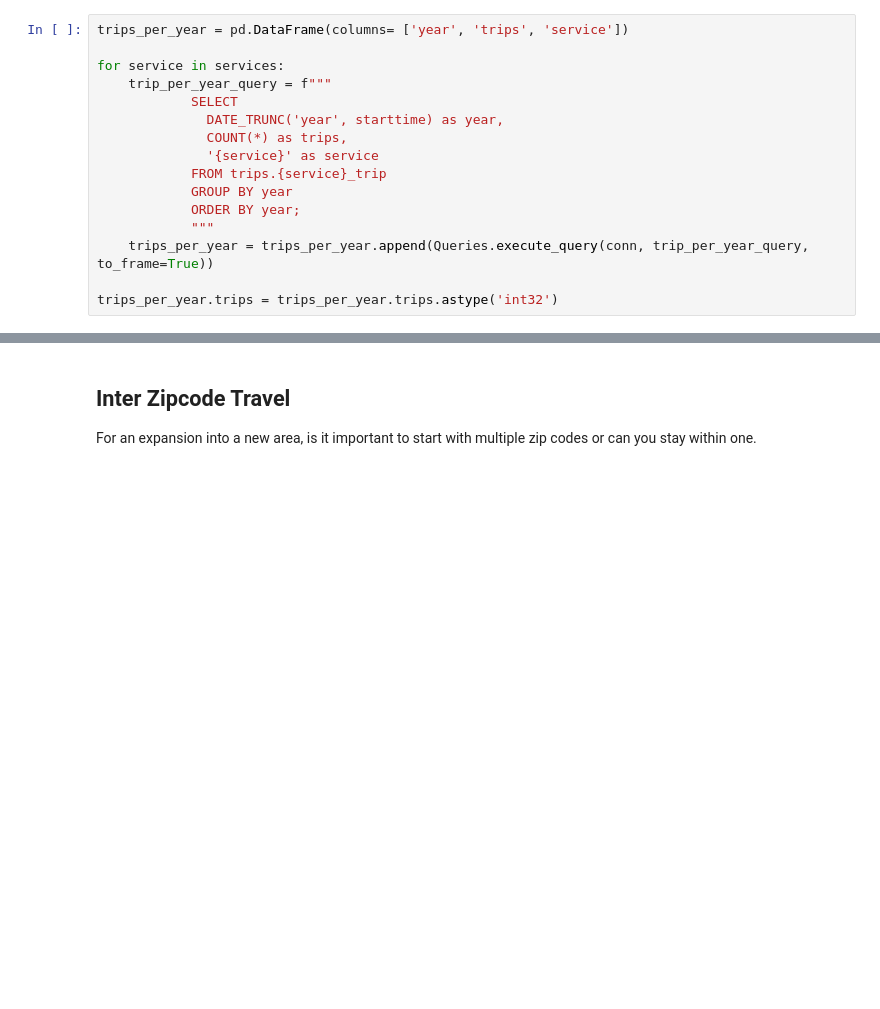
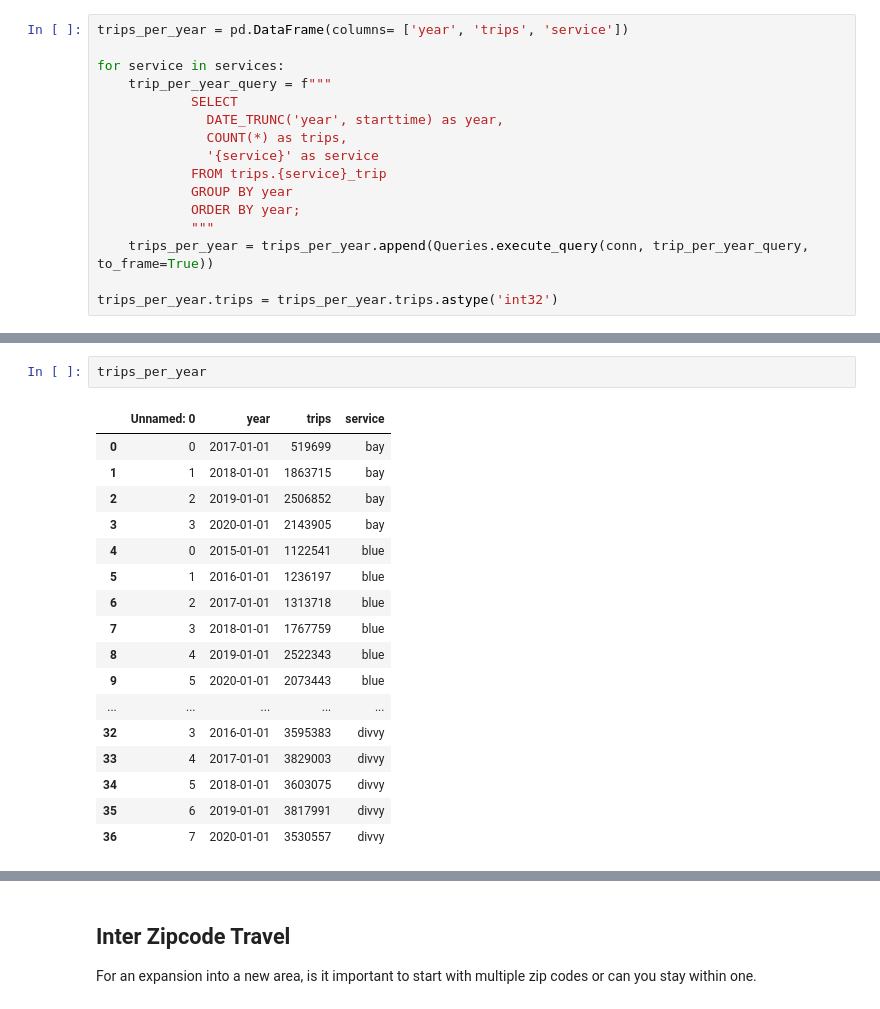
Before and after one commit to Williamdst/Bike-Share-USA, a Jupyter notebook: III_EDA.ipynb, the cells around one changed output, grey strips where cells are left out. Drawn from its saved outputs; the diff is of its cells as text; blank space fills up the shorter version.

```diff
--- a/III_EDA.ipynb
+++ b/III_EDA.ipynb
@@ -371,0 +388,20 @@ trips_per_year.to_csv('./Data/Queries/trips_per_year.csv')
+# %%
+trips_per_year
+# %% [output]
+|  | Unnamed: 0 | year | trips | service |
+| 0 | 0 | 2017-01-01 | 519699 | bay |
+| 1 | 1 | 2018-01-01 | 1863715 | bay |
+| 2 | 2 | 2019-01-01 | 2506852 | bay |
+| 3 | 3 | 2020-01-01 | 2143905 | bay |
+| 4 | 0 | 2015-01-01 | 1122541 | blue |
+| 5 | 1 | 2016-01-01 | 1236197 | blue |
+| 6 | 2 | 2017-01-01 | 1313718 | blue |
+| 7 | 3 | 2018-01-01 | 1767759 | blue |
+| 8 | 4 | 2019-01-01 | 2522343 | blue |
+| 9 | 5 | 2020-01-01 | 2073443 | blue |
+| ... | ... | ... | ... | ... |
+| 32 | 3 | 2016-01-01 | 3595383 | divvy |
+| 33 | 4 | 2017-01-01 | 3829003 | divvy |
+| 34 | 5 | 2018-01-01 | 3603075 | divvy |
+| 35 | 6 | 2019-01-01 | 3817991 | divvy |
+| 36 | 7 | 2020-01-01 | 3530557 | divvy |
```
Also changed, not shown: parts of 15 cells of this notebook, 3 other files.
